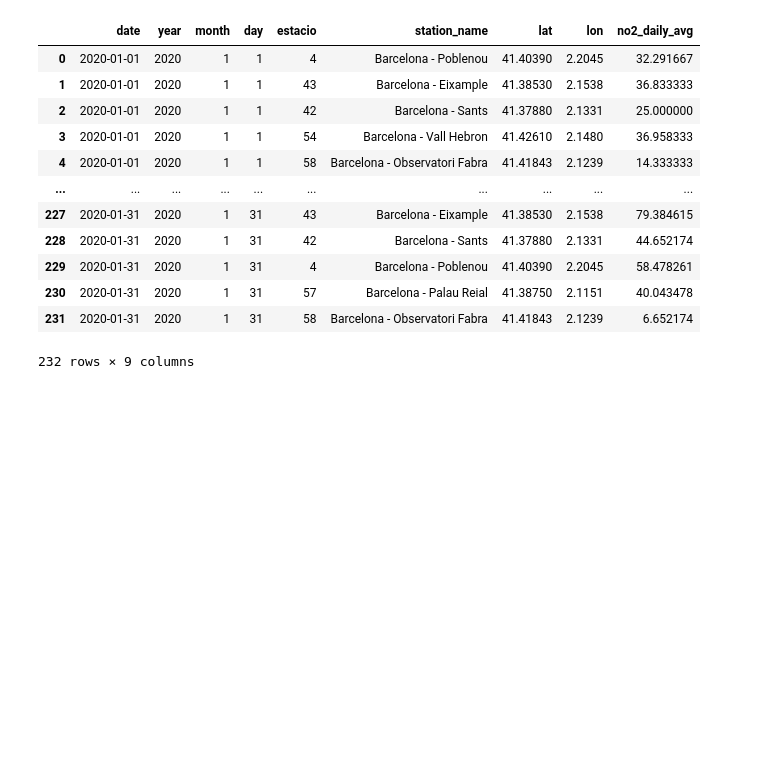
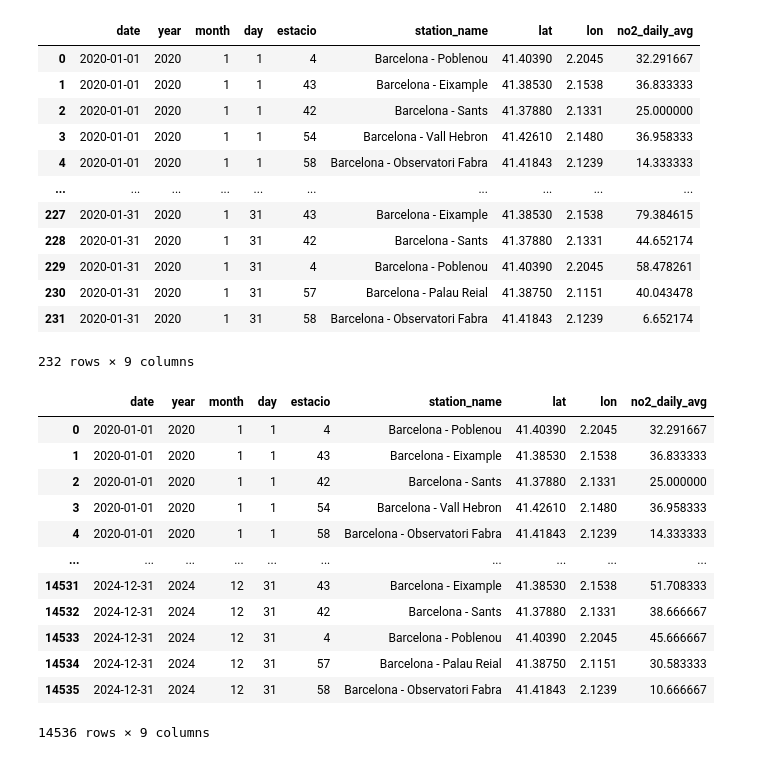
Before and after one commit to Ri-Dearg/barna-air-quality, a Jupyter notebook: dataset_convert.ipynb, the cells around one changed output. Cells and saved outputs as stored; diff of their text form; code cells hidden in the pictures; blank space fills up the shorter version.

```diff
--- a/dataset_convert.ipynb
+++ b/dataset_convert.ipynb
@@ -217,12 +219,12 @@ merge_station_data(filtered_csv, station_info)
 232 rows × 62 columns
 # %%
 def process_pollution_file(
-    file_path: str, station_file: str = STATION_FILE
+    file_path: Path | str, station_file: str = STATION_FILE
 ) -> pd.DataFrame:
     """Run the full NO2 processing pipeline for a single CSV file.
 
     Args:
-        file_path (str): Path to the air quality CSV file.
+        file_path (Path | str): Path to the air quality CSV file.
         station_file (str): Path to the station metadata file.
 
     Returns:
@@ -234,18 +236,21 @@ def process_pollution_file(
     filtered_df = calc_pollute_daily_avg(filtered_df)
     filtered_df = create_date_column(filtered_df)
     station_df = load_station_file(station_file)
-    merged_df = merge_station_data(filtered_df, station_df)
 
-    return merged_df
+    return merge_station_data(filtered_df, station_df)
 # %%
 processed_df = process_pollution_file(TEST_2020, STATION_FILE)
 # %%
 def clean_final_columns(final_data_f: pd.DataFrame) -> pd.DataFrame:
+    """Clean columns to essential data.
+
+    Args:
+        final_data_f (pd.DataFrame): Data frames with all info added.
+
+    Returns:
+        pd.DataFrame: Cleaned data frame with only essential info.
+
     """
-    Keep only the essential columns needed for Tableau and analysis.
-    Remove all Hxx/Vxx/raw metadata columns.
-    """
-
     final_data_f = final_data_f.rename(
         columns={'ANY': 'year', 'MES': 'month', 'DIA': 'day'}
     )
@@ -285,3 +290,40 @@ cleaned_df
 | 230 | 2020-01-31 | 2020 | 1 | 31 | 57 | Barcelona - Palau Reial | 41.38750 | 2.1151 | 40.043478 |
 | 231 | 2020-01-31 | 2020 | 1 | 31 | 58 | Barcelona - Observatori Fabra | 41.41843 | 2.1239 | 6.652174 |
 232 rows × 9 columns
+# %%
+def process_all_pollution_recursive(data_folder: str) -> pd.DataFrame:
+    """Concatate all csvs into one data frame with clean data.
+
+    Args:
+        data_folder (str): Path to the folder with the data.
+
+    Returns:
+        pd.DataFrame: Data frame with al files' cleaned data.
+
+    """
+    files = sorted(Path(data_folder).rglob('*.csv'))
+    results = []
+
+    for file in files:
+        df_single = process_pollution_file(file)
+        df_clean = clean_final_columns(df_single)
+        results.append(df_clean)
+
+    return pd.concat(results, ignore_index=True)
+# %%
+total_data_set = process_all_pollution_recursive('datasets/air_quality/')
+total_data_set
+# %% [output]
+|  | date | year | month | day | estacio | station_name | lat | lon | no2_daily_avg |
+| 0 | 2020-01-01 | 2020 | 1 | 1 | 4 | Barcelona - Poblenou | 41.40390 | 2.2045 | 32.291667 |
+| 1 | 2020-01-01 | 2020 | 1 | 1 | 43 | Barcelona - Eixample | 41.38530 | 2.1538 | 36.833333 |
+| 2 | 2020-01-01 | 2020 | 1 | 1 | 42 | Barcelona - Sants | 41.37880 | 2.1331 | 25.000000 |
+| 3 | 2020-01-01 | 2020 | 1 | 1 | 54 | Barcelona - Vall Hebron | 41.42610 | 2.1480 | 36.958333 |
+| 4 | 2020-01-01 | 2020 | 1 | 1 | 58 | Barcelona - Observatori Fabra | 41.41843 | 2.1239 | 14.333333 |
+| ... | ... | ... | ... | ... | ... | ... | ... | ... | ... |
+| 14531 | 2024-12-31 | 2024 | 12 | 31 | 43 | Barcelona - Eixample | 41.38530 | 2.1538 | 51.708333 |
+| 14532 | 2024-12-31 | 2024 | 12 | 31 | 42 | Barcelona - Sants | 41.37880 | 2.1331 | 38.666667 |
+| 14533 | 2024-12-31 | 2024 | 12 | 31 | 4 | Barcelona - Poblenou | 41.40390 | 2.2045 | 45.666667 |
+| 14534 | 2024-12-31 | 2024 | 12 | 31 | 57 | Barcelona - Palau Reial | 41.38750 | 2.1151 | 30.583333 |
+| 14535 | 2024-12-31 | 2024 | 12 | 31 | 58 | Barcelona - Observatori Fabra | 41.41843 | 2.1239 | 10.666667 |
+14536 rows × 9 columns
```
Also changed, not shown: parts of 3 cells of this notebook.
